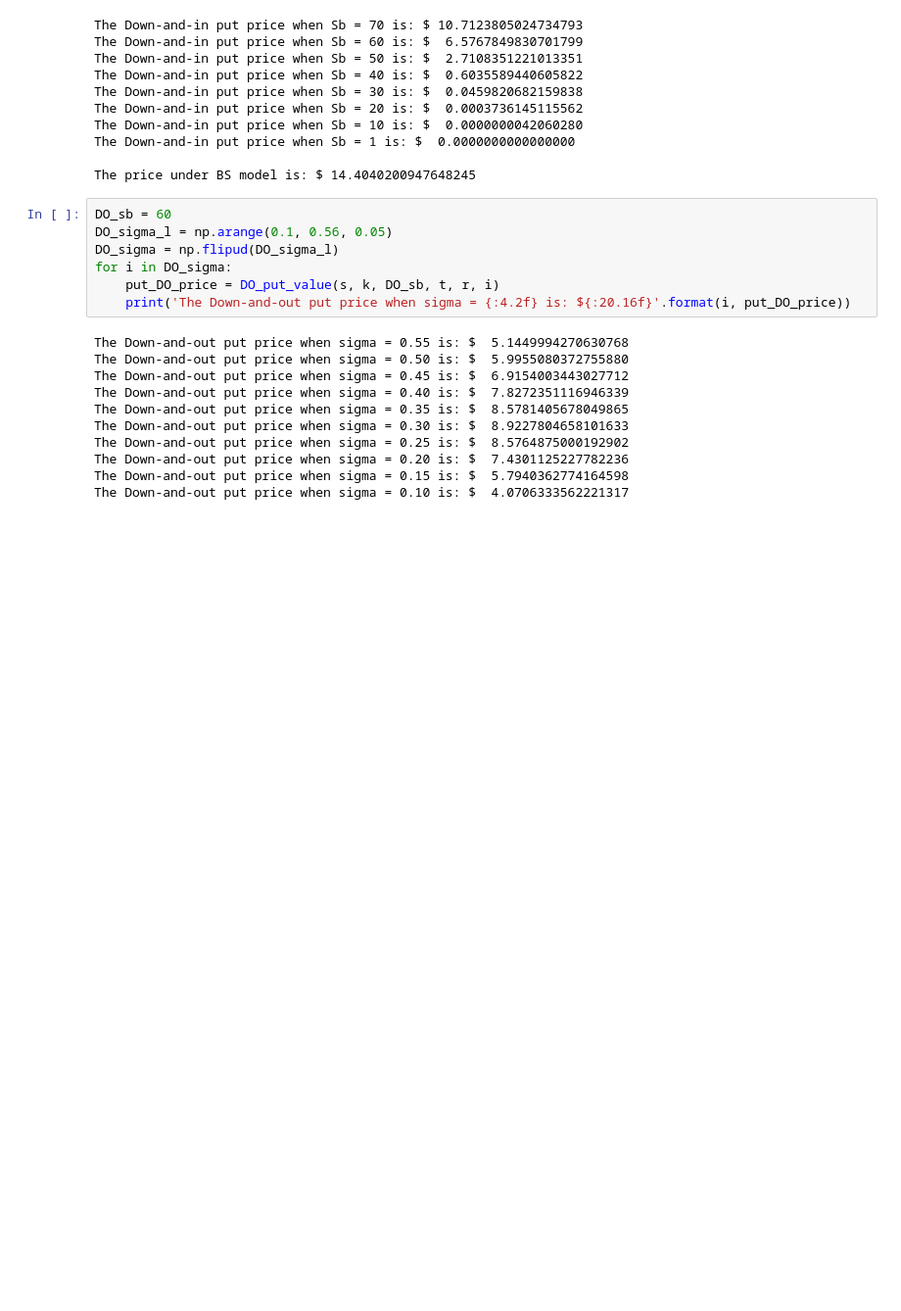
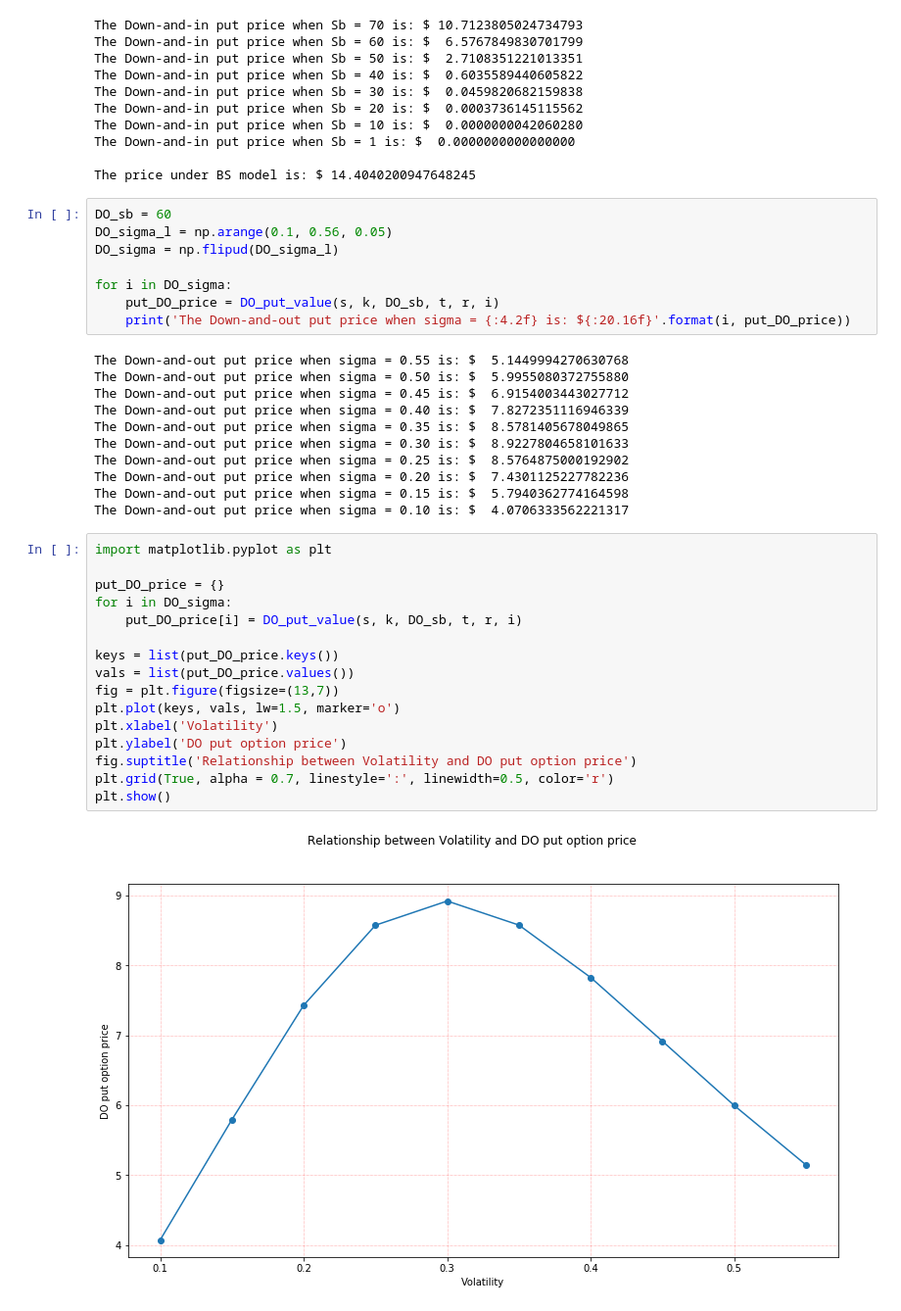
Before and after one commit to yuzhao1993/Fintech, a Jupyter notebook: BS_Model/Pricing_barrier_options/Pricing_Barrier_Options.ipynb, the cells around one changed output. Shown at 98% size. Cells and saved outputs as stored; diff of their text form; blank space fills up the shorter version.

```diff
--- a/BS_Model/Pricing_barrier_options/Pricing_Barrier_Options.ipynb
+++ b/BS_Model/Pricing_barrier_options/Pricing_Barrier_Options.ipynb
@@ -91,6 +91,7 @@ The price under BS model is: $ 14.4040200947648245
 DO_sb = 60
 DO_sigma_l = np.arange(0.1, 0.56, 0.05)
 DO_sigma = np.flipud(DO_sigma_l)
+
 for i in DO_sigma:
     put_DO_price = DO_put_value(s, k, DO_sb, t, r, i)
     print('The Down-and-out put price when sigma = {:4.2f} is: ${:20.16f}'.format(i, put_DO_price))
@@ -105,3 +106,21 @@ The Down-and-out put price when sigma = 0.25 is: $  8.5764875000192902
 The Down-and-out put price when sigma = 0.20 is: $  7.4301125227782236
 The Down-and-out put price when sigma = 0.15 is: $  5.7940362774164598
 The Down-and-out put price when sigma = 0.10 is: $  4.0706333562221317
+# %%
+import matplotlib.pyplot as plt
+
+put_DO_price = {}
+for i in DO_sigma:
+    put_DO_price[i] = DO_put_value(s, k, DO_sb, t, r, i)
+
+keys = list(put_DO_price.keys())
+vals = list(put_DO_price.values())
+fig = plt.figure(figsize=(13,7))
+plt.plot(keys, vals, lw=1.5, marker='o')
+plt.xlabel('Volatility')
+plt.ylabel('DO put option price')
+fig.suptitle('Relationship between Volatility and DO put option price')
+plt.grid(True, alpha = 0.7, linestyle=':', linewidth=0.5, color='r')
+plt.show()
+# %% [output]
+[figure, added]
```
Also changed, not shown: 5 other files.
